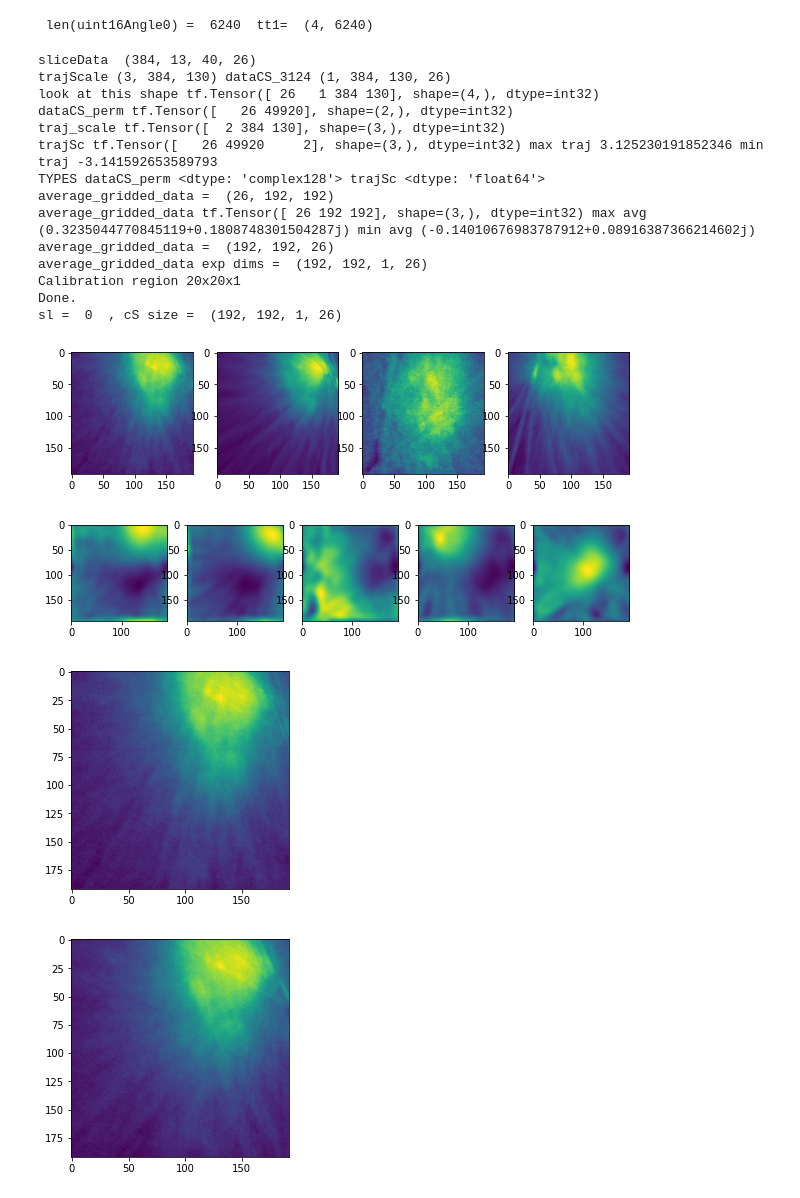
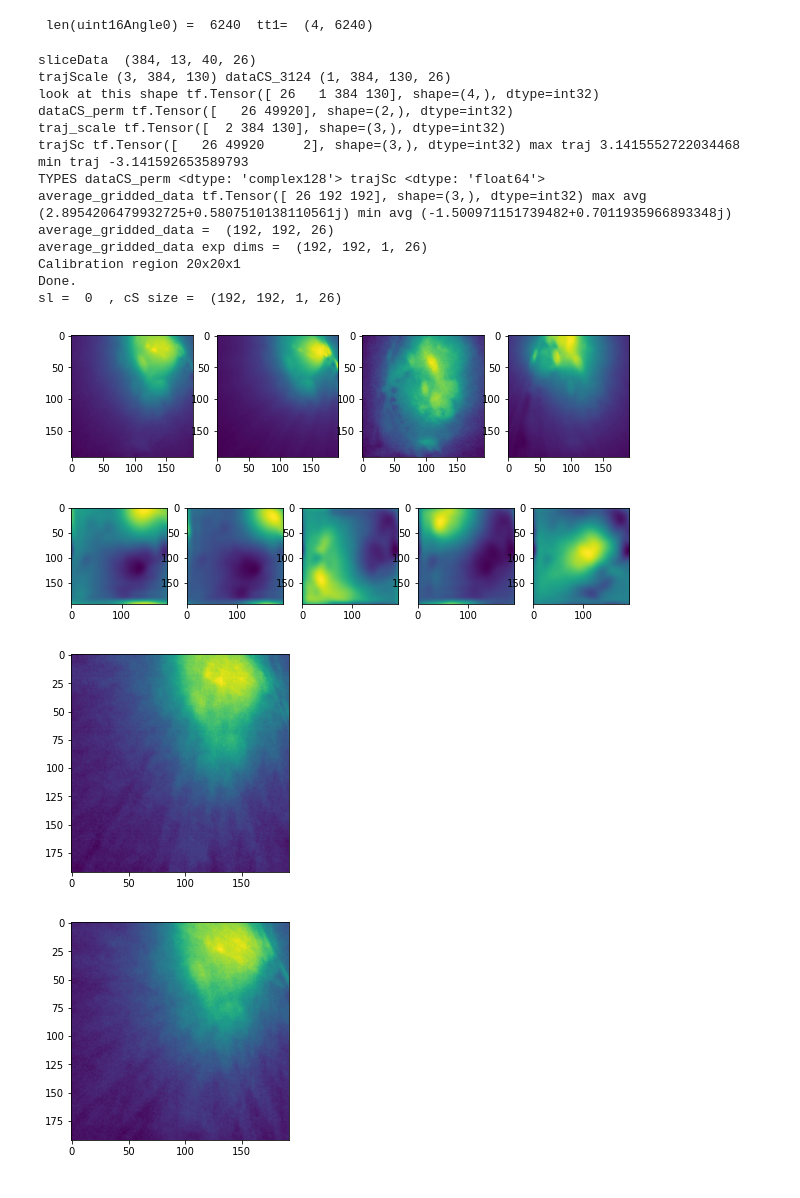
Before and after one commit to DavidScobie/MRes_Project2, a Jupyter notebook: BART/DavidsRecon_GridOnly.ipynb, the cells around one changed output. Cells and saved outputs as stored; diff of their text form; code cells hidden in the pictures.

```diff
--- a/BART/DavidsRecon_GridOnly.ipynb
+++ b/BART/DavidsRecon_GridOnly.ipynb
@@ -164,7 +164,7 @@ for sl in range(noSlices) : #range 12
 
     " calculate coil sensitivities "
     " this stacks up the data over all time points, as we do a temporal average to get a fully sampled equivalent image to calculate the CS from"
-    nPhases = 1 #REMOVE THIS LATER
+    # nPhases = 1 #REMOVE THIS LATER
     for ph in range(nPhases) : #40
         dataCoilSensitivities[:,ph*accSpokes:(ph+1)*accSpokes, 0, :] = np.squeeze(sliceData[:,:,ph,:]) #remove the [...,1] dimension from the end of sliceData.
         # we are just reshaping here effectively
@@ -216,10 +216,10 @@ for sl in range(noSlices) : #range 12
     del dataCS_3124
     average_gridded_data = tf.expand_dims(average_gridded_data,axis=2)
     print("average_gridded_data exp dims = ", average_gridded_data.shape)
-    ksp = bart(1, "fft -u 7", average_gridded_data.numpy())
+    ksp = bart(1, "fft -u 7", average_gridded_data.numpy()) #The coil sensitivities are found by taking the fourier transform of the sum over the images
     del average_gridded_data
 
-    coil_sensitivities = bart(1, "caldir 20", ksp)
+    coil_sensitivities = bart(1, "caldir 20", ksp) #this is a calibration of the sensitivities
     " coil_sensivitoes = np.squeeze(coil_sensitivities) "
     del ksp
     " plot coil sensitivities"
@@ -233,32 +233,6 @@ for sl in range(noSlices) : #range 12
 #     "now grid the data"
 
     " slice data is currently [matrix*2, accSpokes, nCoils, nPhases] "
-    # for ph in range(2) :
-    #     "nPhases) :"
-
-    # dataAll = np.zeros((matrix*2, accSpokes, 1, nCoils),dtype=complex)
-    # trajAll = np.zeros((dimensions, matrix*2, accSpokes))
-
-    # dataAll[:,:,0,:] = np.squeeze(sliceData[:,:,ph,:])
-    # trajAll[:,:,:] = trajectory[:,:,:, ph]
-
-    # dataAll_3124 = np.transpose(dataAll, [2, 0, 1, 3])
-    # del dataAll
-
-    # "grid the data"
-    # "David: you need to chnage the following line to your gridder!!!!"
-
-    # gridded_data = bart (1,"nufft -i -d"+str(matrix)+":"+str(matrix)+":1", trajAll, dataAll_3124)
-    # print("gridded_data = ", gridded_data.shape)
-    # " size (192x192x1x26)"
-    # del dataAll_3124
-    # del trajAll
-
-    # gridded_data2=np.squeeze(np.transpose(gridded_data, [0, 1, 3, 2]))
-
-    # print("ph = ", ph  )
-    # fig, ax = plt.subplots(nrows=2, figsize=(6,10))
-    # ax[0].imshow(np.squeeze(abs(gridded_data2[:,:,20])), vmin=0, vmax =0.0001)
 
     noSlices = 1 #loop over the 12 of them later
     ab_squeeze = np.zeros((40,192,192)) #for plotting at end
@@ -291,7 +265,7 @@ for sl in range(noSlices) : #range 12
 
         # print('i = ', i)
         plt.figure(i+3)
-        ab_squeeze[i,:,:] = abs(np.squeeze(ave_gridded_data[0,:,:])) #looking at the third coil image
+        ab_squeeze[i,:,:] = abs(np.squeeze(ave_gridded_data[0,:,:])) #looking at a particular coil
         plt.imshow(np.squeeze(ab_squeeze[i,:,:]))
 
     plt.figure(nPhases+1)
@@ -306,38 +280,37 @@ for sl in range(noSlices) : #range 12
 
 #         tempData = np.sum(weightedData, axis=2)
 #         print("tempData = ", tempData.shape)
 
 #         GRIDresult[:,:,ph,sl] = abs(tempData)
 #         """
 #     del ph
 #     """
 #     print("sl = ", sl  )
 #     fig, ax = plt.subplots(nrows=5, figsize=(6,10))
 #     for ph in range(5) :
 #         ax[ph].imshow(np.squeeze(abs(GRIDresult[:,:,ph,sl])), vmin=0, vmax =0.001)
 #     " ---------------------------------------------- "
 #     """
 #     del coil_sensitivities
 
 # del dimensions
 # del radialAngles
 # %% [output]
 sliceData  (384, 13, 40, 26)
 trajScale (3, 384, 130) dataCS_3124 (1, 384, 130, 26)
 look at this shape tf.Tensor([ 26   1 384 130], shape=(4,), dtype=int32)
 dataCS_perm tf.Tensor([   26 49920], shape=(2,), dtype=int32)
 traj_scale tf.Tensor([  2 384 130], shape=(3,), dtype=int32)
-trajSc tf.Tensor([   26 49920     2], shape=(3,), dtype=int32) max traj 3.125230191852346 min traj -3.141592653589793
+trajSc tf.Tensor([   26 49920     2], shape=(3,), dtype=int32) max traj 3.1415552722034468 min traj -3.141592653589793
 TYPES dataCS_perm <dtype: 'complex128'> trajSc <dtype: 'float64'>
-average_gridded_data =  (26, 192, 192)
-average_gridded_data tf.Tensor([ 26 192 192], shape=(3,), dtype=int32) max avg (0.3235044770845119+0.1808748301504287j) min avg (-0.14010676983787912+0.08916387366214602j)
+average_gridded_data tf.Tensor([ 26 192 192], shape=(3,), dtype=int32) max avg (2.8954206479932725+0.5807510138110561j) min avg (-1.500971151739482+0.7011935966893348j)
 average_gridded_data =  (192, 192, 26)
 average_gridded_data exp dims =  (192, 192, 1, 26)
 Calibration region 20x20x1
 Done.
 sl =  0  , cS size =  (192, 192, 1, 26)
-[figure, old version]
+[figure, new version]
-[figure, old version]
+[figure, new version]
 [figure]
 [figure]
 [figure]
```
